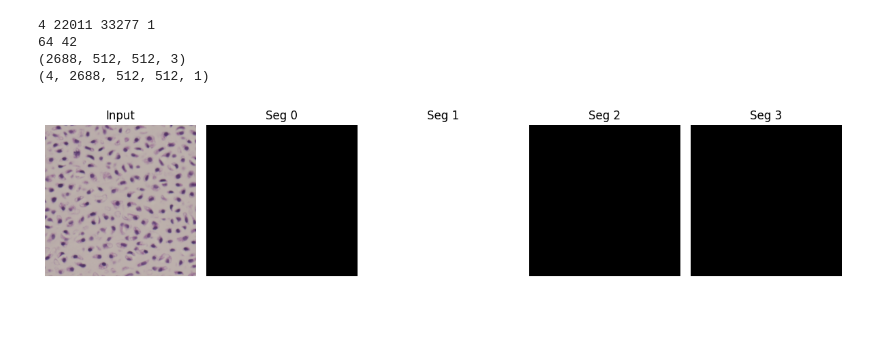
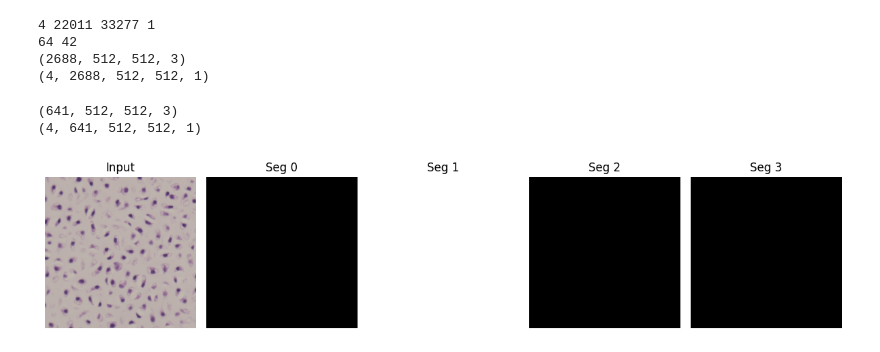
Before and after one commit to lilchromozome/Teratoma_Segmentation, a Jupyter notebook: split_data.ipynb, the cells around one changed output. Drawn from its saved outputs; the diff is of its cells as text; code cells hidden in the pictures; blank space fills up the shorter version.

Commit message:
filter for segmentation

```diff
--- a/split_data.ipynb
+++ b/split_data.ipynb
@@ -6,3 +7,7 @@ import cv2
+# %%
+tiff_file = r'DATA\20240606165451_Dec 2023 E32C6 L4i undiff_20_20x_coloration_work.tif'
+base_dir = r"C:\Users\willllllli\Documents\Dr. Z lab\Teratoma_Segmentation\DATA"
+save_dir = os.path.join(base_dir, "20240606165451_Dec 2023 E32C6 L4i undiff")
 # %%
 def read_layers(filename):
     img_array = []
@@ -36,7 +26,7 @@ def compute_mean_std(img):
     std  = img.std(axis=(0,1))
     return mean.tolist(), std.tolist()
 # %%
-colored, segmentation = read_layers(r'DATA\20240606165451_Dec 2023 E32C6 L4i undiff_20_20x_coloration_work.tif')
+colored, segmentation = read_layers(tiff_file)
 # %% [output]
 Layer 0: 20240606165451_Dec 2023 E32C6 L4i undiff_20_20x.tif (22011, 33277, 3)
 Layer 1: GI (22011, 33277, 4)
@@ -94,23 +81,39 @@ print(segmentation_tiles.shape)
 64 42
 (2688, 512, 512, 3)
 (4, 2688, 512, 512, 1)
+# %%
+has_structure = set()
+for tissue in segmentation_tiles:
+    for idx, tile in enumerate(tissue):
+        if np.any(tile):
+            has_structure.add(idx)
+
+has_structure = sorted(list(has_structure))
+
+colored_tiles = colored_tiles[has_structure]
+segmentation_tiles = segmentation_tiles[:, has_structure]
+# %%
+print(colored_tiles.shape)
+print(segmentation_tiles.shape)
+# %% [output]
+(641, 512, 512, 3)
+(4, 641, 512, 512, 1)
 # %%
-tile_idx = 403
-
+tile_idx = 404
 plt.figure(figsize=(12, 3))
 plt.subplot(1, 5, 1)
 plt.imshow(colored_tiles[tile_idx].squeeze())
 plt.title("Input")
 plt.axis('off')
 
 for i in range(4):
     plt.subplot(1, 5, i + 2)
     plt.imshow(segmentation_tiles[i, tile_idx].squeeze(), cmap='grey', vmin=0, vmax=1)
     plt.title(f"Seg {i}")
     plt.axis('off')
 
 plt.tight_layout()
 plt.show()
 # %% [output]
-[figure, old version]
+[figure, new version]
 # %%
```
Also changed, not shown: parts of 5 cells of this notebook, 2 other files.
